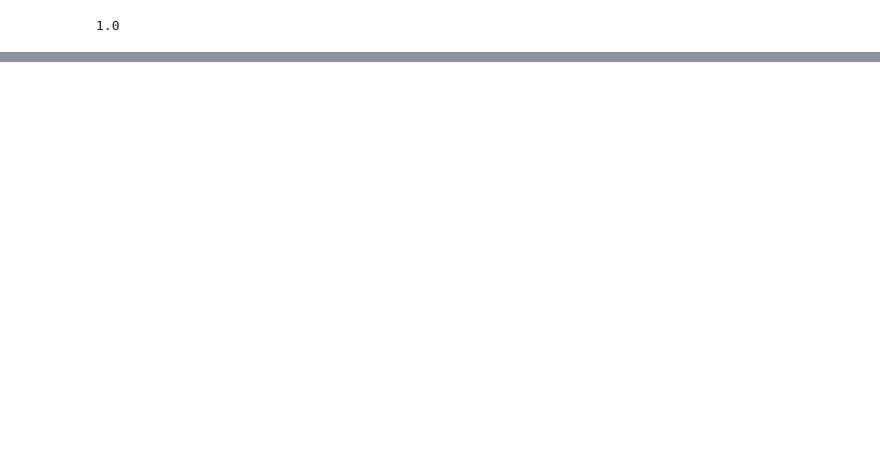
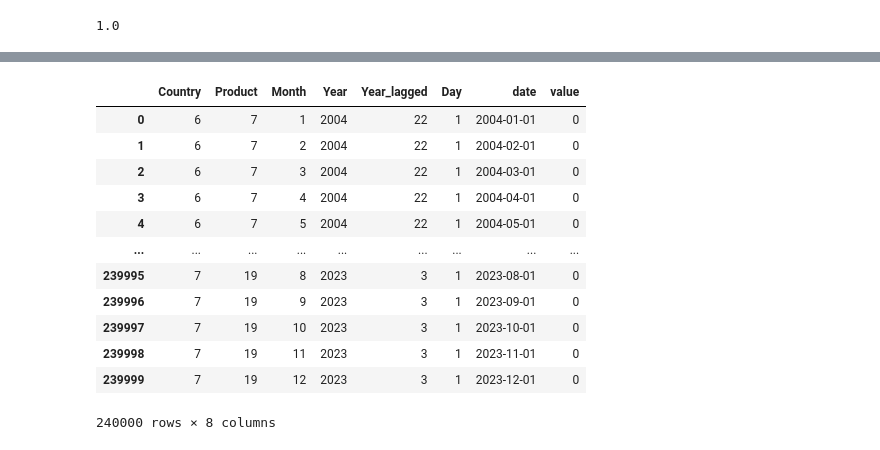
Before and after one commit to giovanni-norbedo/assacro, a Jupyter notebook: hackaton/notebook.ipynb, the cells around one changed output, grey strips where cells are left out. Drawn from its saved outputs; the diff is of its cells as text; code cells hidden in the pictures; blank space fills up the shorter version.

```diff
--- a/hackaton/notebook.ipynb
+++ b/hackaton/notebook.ipynb
@@ -454,0 +505,16 @@ DT.intercept_
+# %%
+my_df
+# %% [output]
+|  | Country | Product | Month | Year | Year_lagged | Day | date | value |
+| 0 | 6 | 7 | 1 | 2004 | 22 | 1 | 2004-01-01 | 0 |
+| 1 | 6 | 7 | 2 | 2004 | 22 | 1 | 2004-02-01 | 0 |
+| 2 | 6 | 7 | 3 | 2004 | 22 | 1 | 2004-03-01 | 0 |
+| 3 | 6 | 7 | 4 | 2004 | 22 | 1 | 2004-04-01 | 0 |
+| 4 | 6 | 7 | 5 | 2004 | 22 | 1 | 2004-05-01 | 0 |
+| ... | ... | ... | ... | ... | ... | ... | ... | ... |
+| 239995 | 7 | 19 | 8 | 2023 | 3 | 1 | 2023-08-01 | 0 |
+| 239996 | 7 | 19 | 9 | 2023 | 3 | 1 | 2023-09-01 | 0 |
+| 239997 | 7 | 19 | 10 | 2023 | 3 | 1 | 2023-10-01 | 0 |
+| 239998 | 7 | 19 | 11 | 2023 | 3 | 1 | 2023-11-01 | 0 |
+| 239999 | 7 | 19 | 12 | 2023 | 3 | 1 | 2023-12-01 | 0 |
+240000 rows × 8 columns
```
Also changed, not shown: parts of 68 cells of this notebook, 7 other files.
